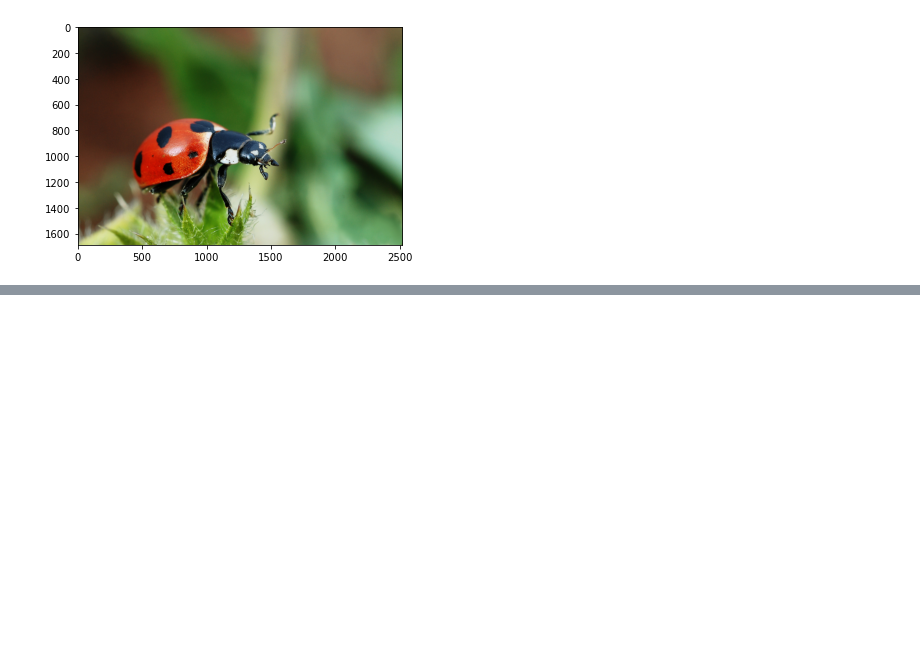
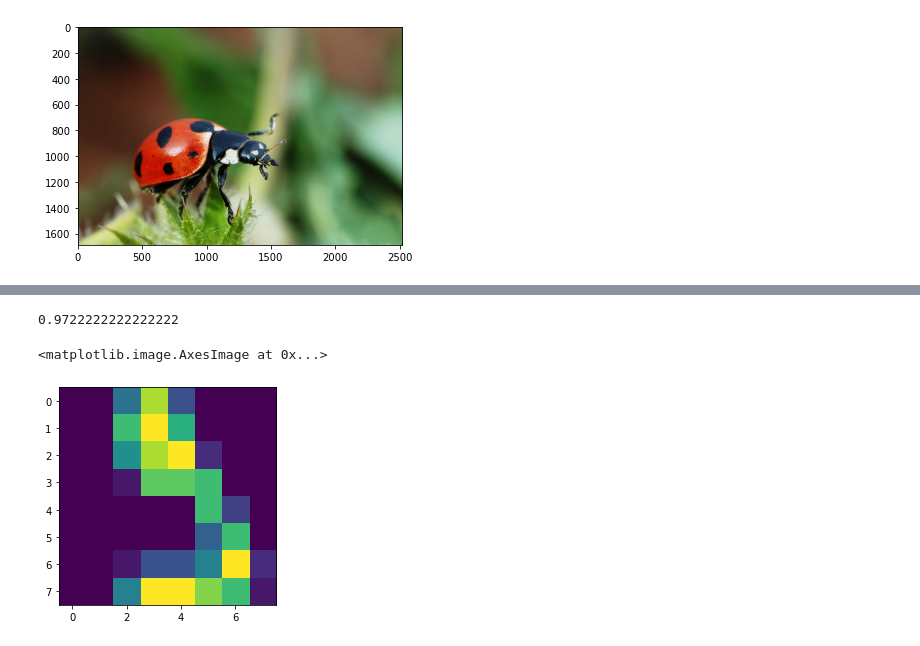
Before and after one commit to ConnorO1/miscellaneous, a Jupyter notebook: Unsupervised Learning.ipynb, the cells around one changed output, grey strips where cells are left out. Drawn from its saved outputs; the diff is of its cells as text; code cells hidden in the pictures; blank space fills up the shorter version.

```diff
--- a/Unsupervised Learning.ipynb
+++ b/Unsupervised Learning.ipynb
@@ -32,0 +42,13 @@ plt.imshow(image)
+# %%
+from sklearn.datasets import load_digits
+
+X_digits, y_digits = load_digits(return_X_y = True)
+
+from sklearn.model_selection import train_test_split
+
+X_train, X_test, y_train, y_test = train_test_split(X_digits, y_digits, test_size = 0.2)
+
+from sklearn.linear_model import LogisticRegression
+
+lr = LogisticRegression(random_state = 42, max_iter = 100)
+lr.fit(X_train, y_train)
@@ -32,0 +64,9 @@ plt.imshow(image)
+# %%
+lr.score(X_test, y_test)
+# %% [output]
+0.9722222222222222
+# %%
+plt.imshow(X_digits[np.array([19])].reshape(8, 8))
+# %% [output]
+<matplotlib.image.AxesImage at 0x...>
+[figure, added]
```
Also changed, not shown: parts of 9 cells of this notebook.
